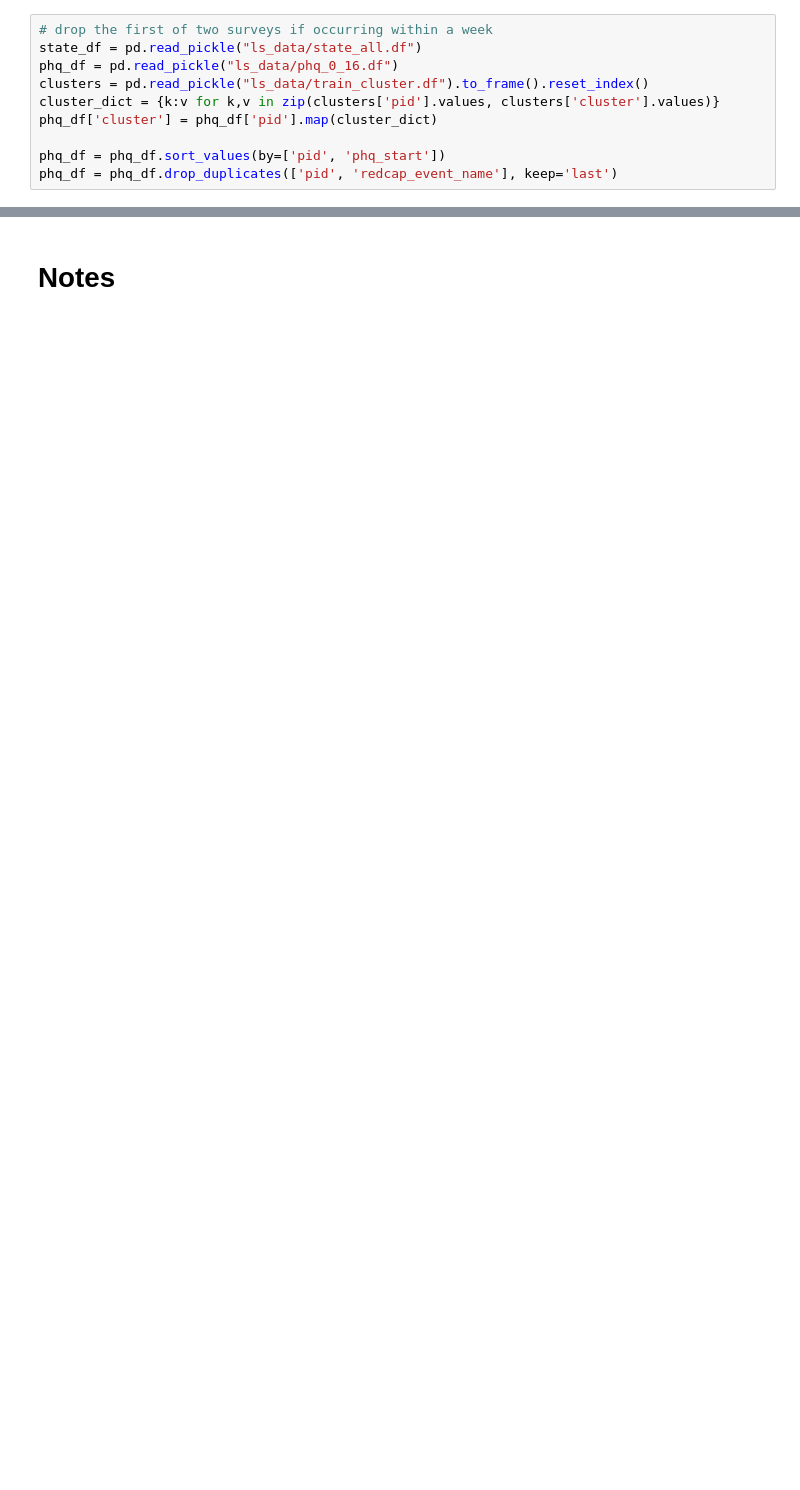
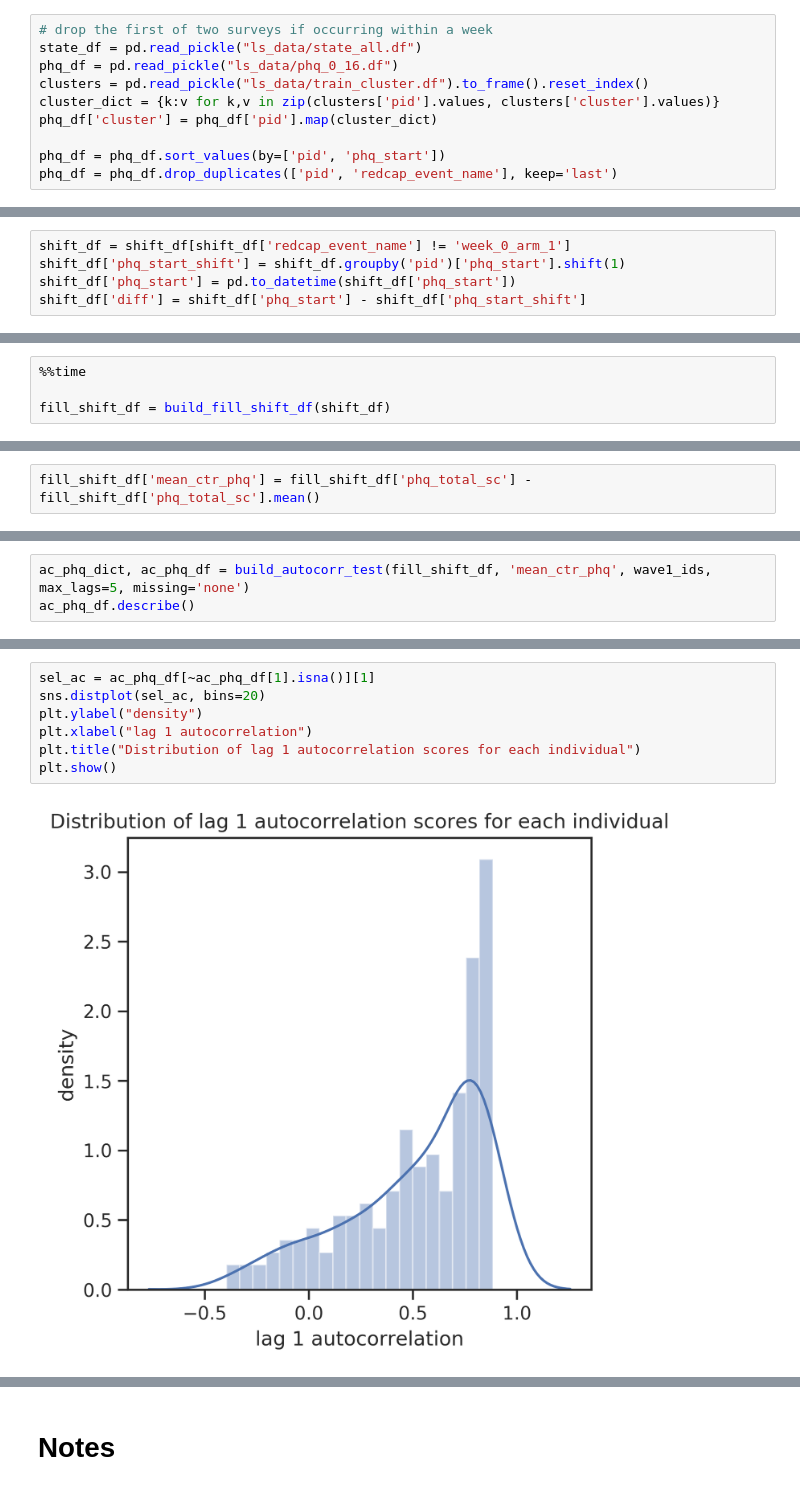
Before and after one commit to tliu526/lifesense, a Jupyter notebook: lifesense_cluster_processing.ipynb, the cells around one changed output, grey strips where cells are left out. Cells and saved outputs as stored; diff of their text form; blank space fills up the shorter version.

Commit message:
update with correct autocorrelation calculation

```diff
--- a/lifesense_cluster_processing.ipynb
+++ b/lifesense_cluster_processing.ipynb
@@ -806,0 +773,5 @@ plt.show()
+# %%
+shift_df = shift_df[shift_df['redcap_event_name'] != 'week_0_arm_1']
+shift_df['phq_start_shift'] = shift_df.groupby('pid')['phq_start'].shift(1)
+shift_df['phq_start'] = pd.to_datetime(shift_df['phq_start'])
+shift_df['diff'] = shift_df['phq_start'] - shift_df['phq_start_shift']
@@ -806,0 +844,4 @@ plt.show()
+# %%
+%%time
+
+fill_shift_df = build_fill_shift_df(shift_df)
@@ -806,0 +985,2 @@ plt.show()
+# %%
+fill_shift_df['mean_ctr_phq'] = fill_shift_df['phq_total_sc'] - fill_shift_df['phq_total_sc'].mean()
@@ -806,0 +1001,3 @@ plt.show()
+# %%
+ac_phq_dict, ac_phq_df = build_autocorr_test(fill_shift_df, 'mean_ctr_phq', wave1_ids, max_lags=5, missing='none')
+ac_phq_df.describe()
@@ -806,0 +1014,9 @@ plt.show()
+# %%
+sel_ac = ac_phq_df[~ac_phq_df[1].isna()][1]
+sns.distplot(sel_ac, bins=20)
+plt.ylabel("density")
+plt.xlabel("lag 1 autocorrelation")
+plt.title("Distribution of lag 1 autocorrelation scores for each individual")
+plt.show()
+# %% [output]
+[figure, added]
```
Also changed, not shown: parts of 36 cells of this notebook.
